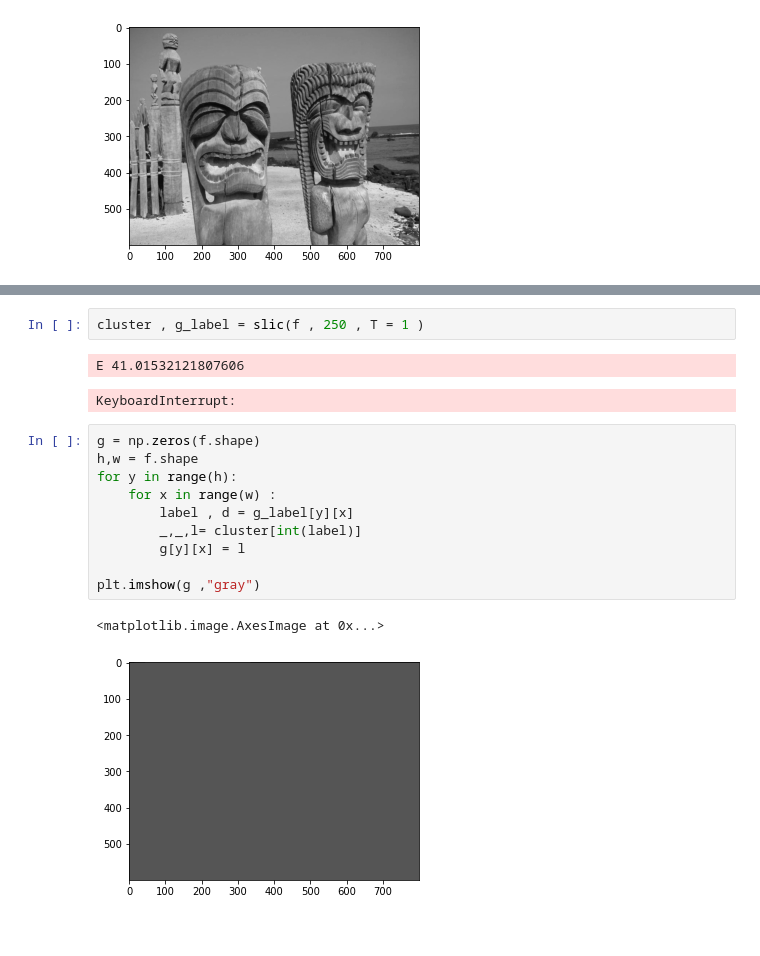
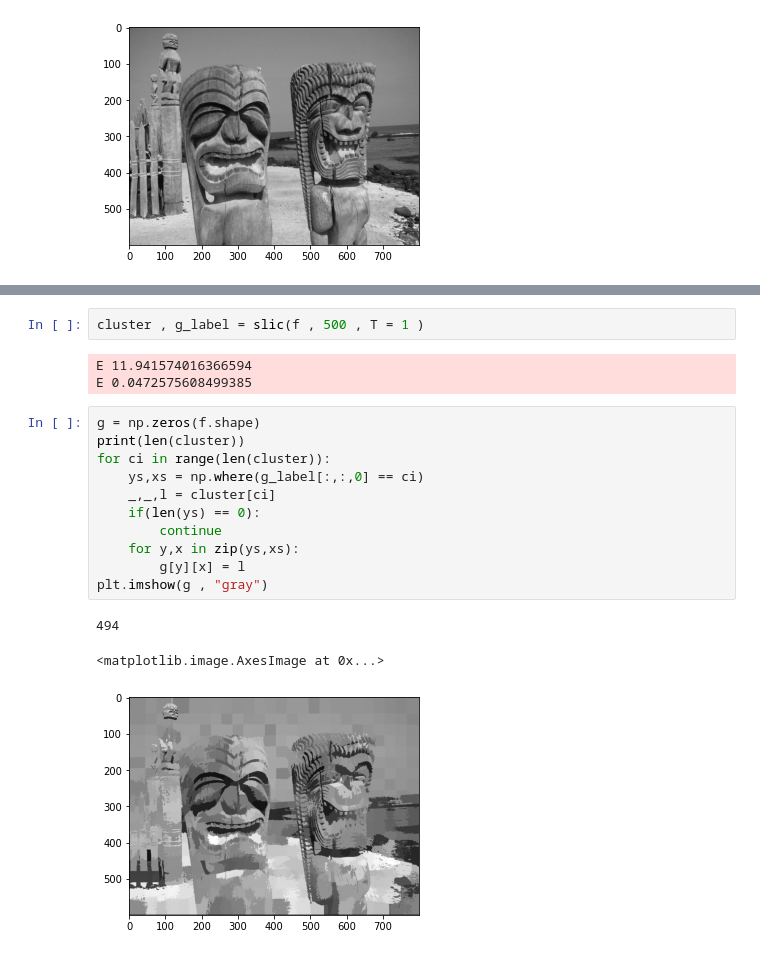
Before and after one commit to swzhxx/DIP, a Jupyter notebook: segmentation/simple-linear-iterative-clustering.ipynb, the cells around one changed output, grey strips where cells are left out. Cells and saved outputs as stored; diff of their text form.

Commit message:
fix(slic 算法bugfix): slic 算法bugfix

```diff
--- a/segmentation/simple-linear-iterative-clustering.ipynb
+++ b/segmentation/simple-linear-iterative-clustering.ipynb
@@ -172,20 +175,22 @@ def slic(f,k,cluster = None , T = 0.001 , s = None):
     else:
         return cluster , _f
 # %%
-cluster , g_label = slic(f , 250 , T = 1 )
+cluster , g_label = slic(f , 500 , T = 1 )
 # %% [output]
-E 41.01532121807606
+E 11.941574016366594
+E 0.0472575608499385
-KeyboardInterrupt:
 # %%
 g = np.zeros(f.shape)
-h,w = f.shape
-for y in range(h):
-    for x in range(w) :
-        label , d = g_label[y][x]
-        _,_,l= cluster[int(label)]
+print(len(cluster))
+for ci in range(len(cluster)):
+    ys,xs = np.where(g_label[:,:,0] == ci)
+    _,_,l = cluster[ci]
+    if(len(ys) == 0):
+        continue
+    for y,x in zip(ys,xs):
         g[y][x] = l
-
-plt.imshow(g ,"gray")
+plt.imshow(g , "gray")
 # %% [output]
-<matplotlib.image.AxesImage at 0x...>
+494
+<matplotlib.image.AxesImage at 0x...>
-[figure, old version]
+[figure, new version]
```
Also changed, not shown: parts of 1 cell of this notebook, 1 other file.
